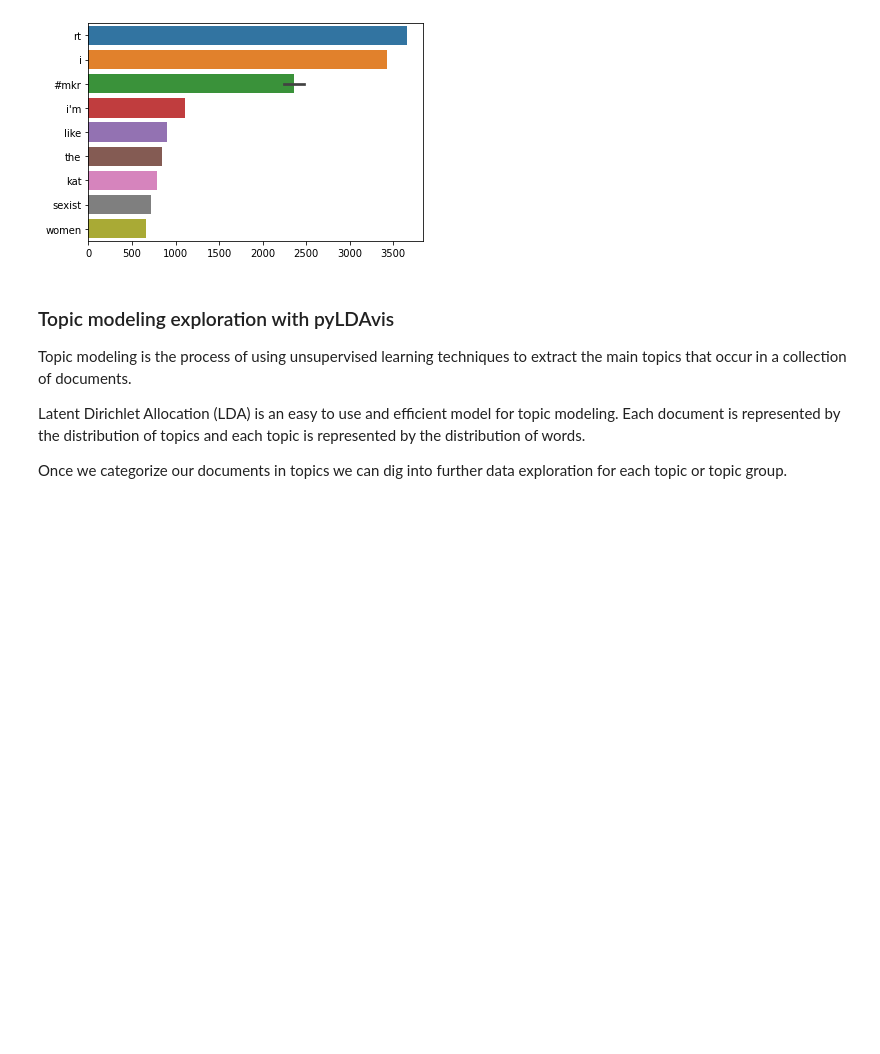
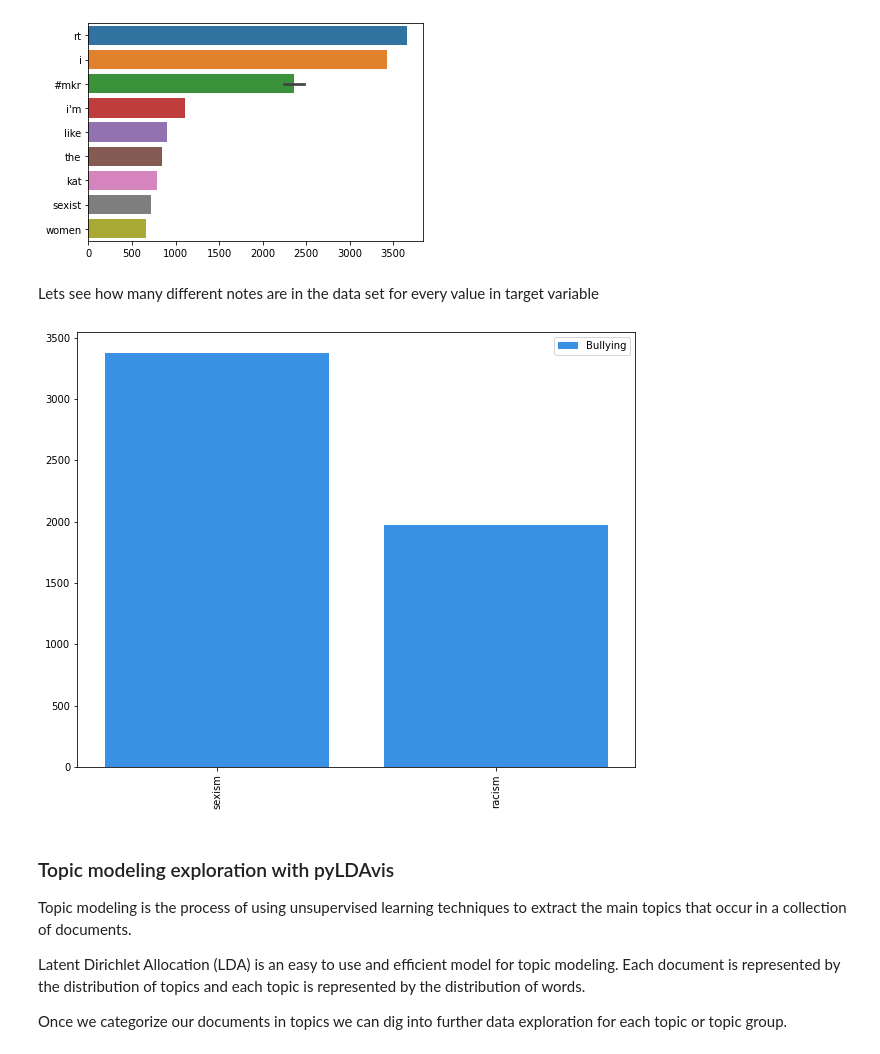
Before and after one commit to hmorales21/cyberbullying-detection-npl, a Jupyter notebook: notebooks/cyberbullying_npl_EDA.ipynb, the cells around one changed output. Saved outputs shown, nothing was run; the diff lists cells and outputs as text; code cells hidden in the pictures; blank space fills up the shorter version.

```diff
--- a/notebooks/cyberbullying_npl_EDA.ipynb
+++ b/notebooks/cyberbullying_npl_EDA.ipynb
@@ -168,6 +168,17 @@ def plot_top_non_stopwords_barchart(text):
 plot_top_non_stopwords_barchart(df_cbd[~df_cbd['text'].isnull()]['text'])
 # %% [output]
 [figure]
+# %% [markdown]
+Lets see how many different notes are in the data set for every value in target variable
+# %%
+plt.figure(figsize=(10,8))
+df_bullyied = df_cbd.loc[df_cbd['oh_label'] == 1.0]
+sns.barplot(data=df_bullyied,x = df_bullyied['annotation'].unique(),y = df_bullyied['annotation'].value_counts().values,color='dodgerblue', label="Bullying")
+plt.xticks(rotation=90)
+plt.legend()
+plt.show()
+# %% [output]
+[figure, added]
 # %% [markdown]
 <h3>Topic modeling exploration with pyLDAvis</h3>
 <p>Topic modeling is the process of using unsupervised learning techniques to extract the main topics that occur in a collection of documents.</p>
```
Also changed, not shown: parts of 2 cells of this notebook.
